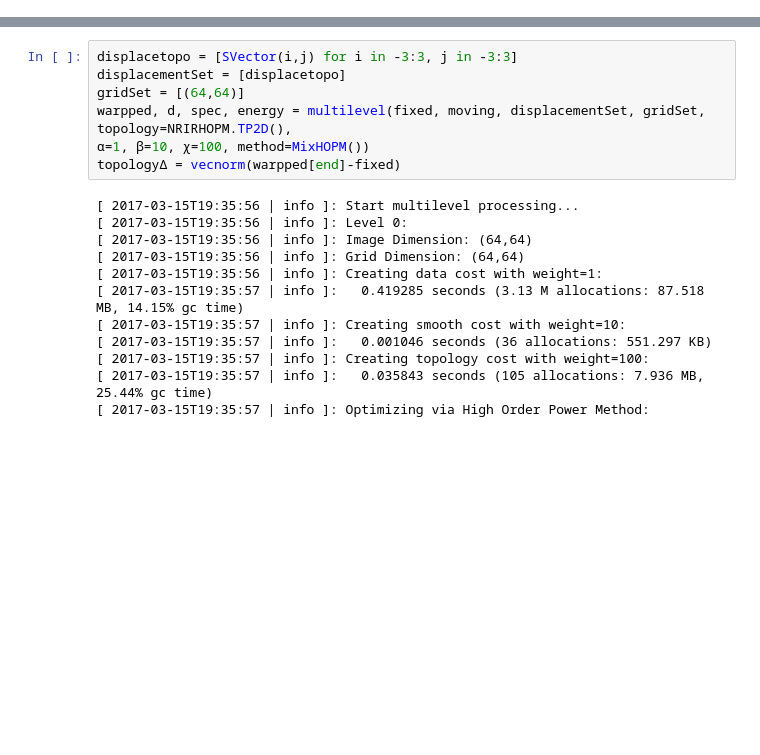
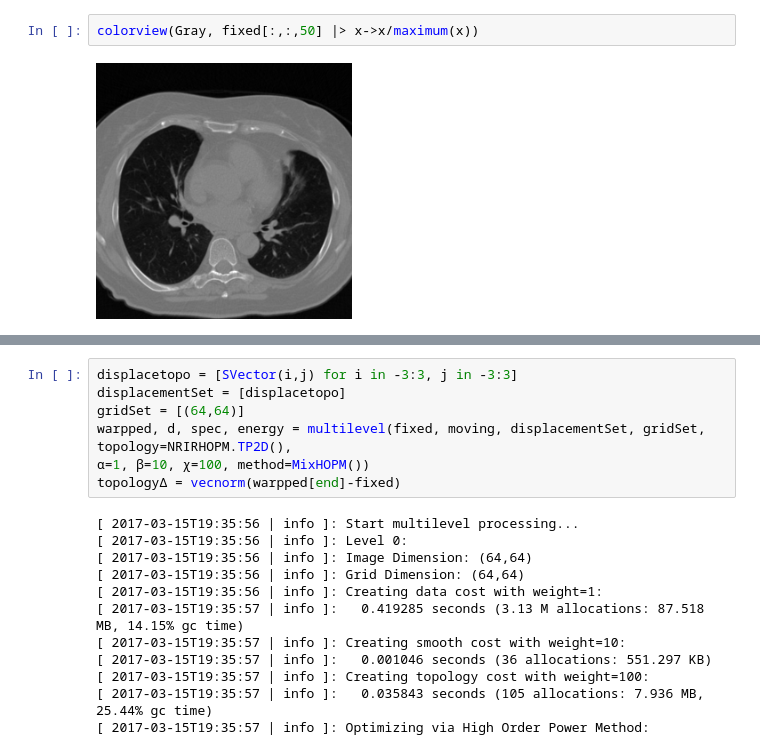
Before and after one commit to 501306162/Hatchery, a Jupyter notebook: notebooks/dirlab-alphatest.ipynb, the cells around one changed output, grey strips where cells are left out. Cells and saved outputs as stored; diff of their text form; blank space fills up the shorter version.

```diff
--- a/notebooks/dirlab-alphatest.ipynb
+++ b/notebooks/dirlab-alphatest.ipynb
@@ -60,0 +55,4 @@ topologyΔ = vecnorm(warpped[end]-fixed)
+# %%
+colorview(Gray, fixed[:,:,50] |> x->x/maximum(x))
+# %% [output]
+[figure, added]
```
Also changed, not shown: parts of 16 cells of this notebook, 4 other files.
